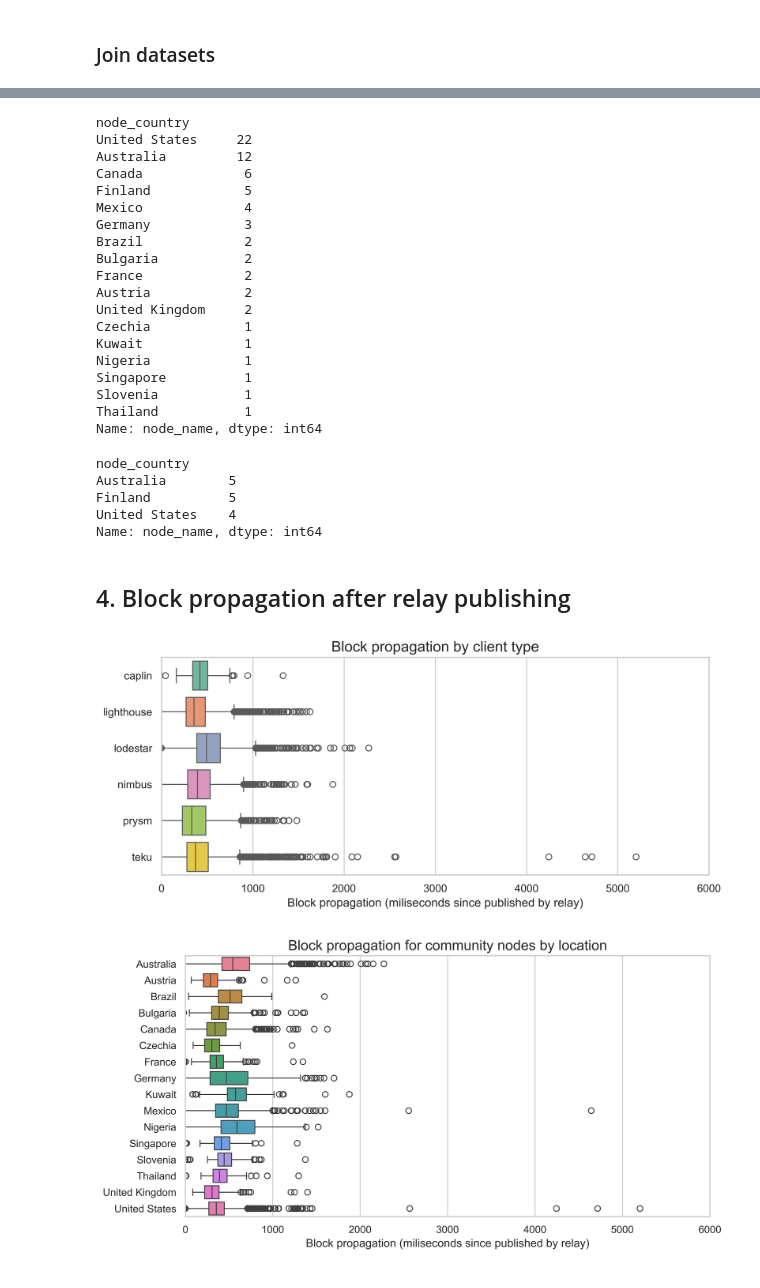
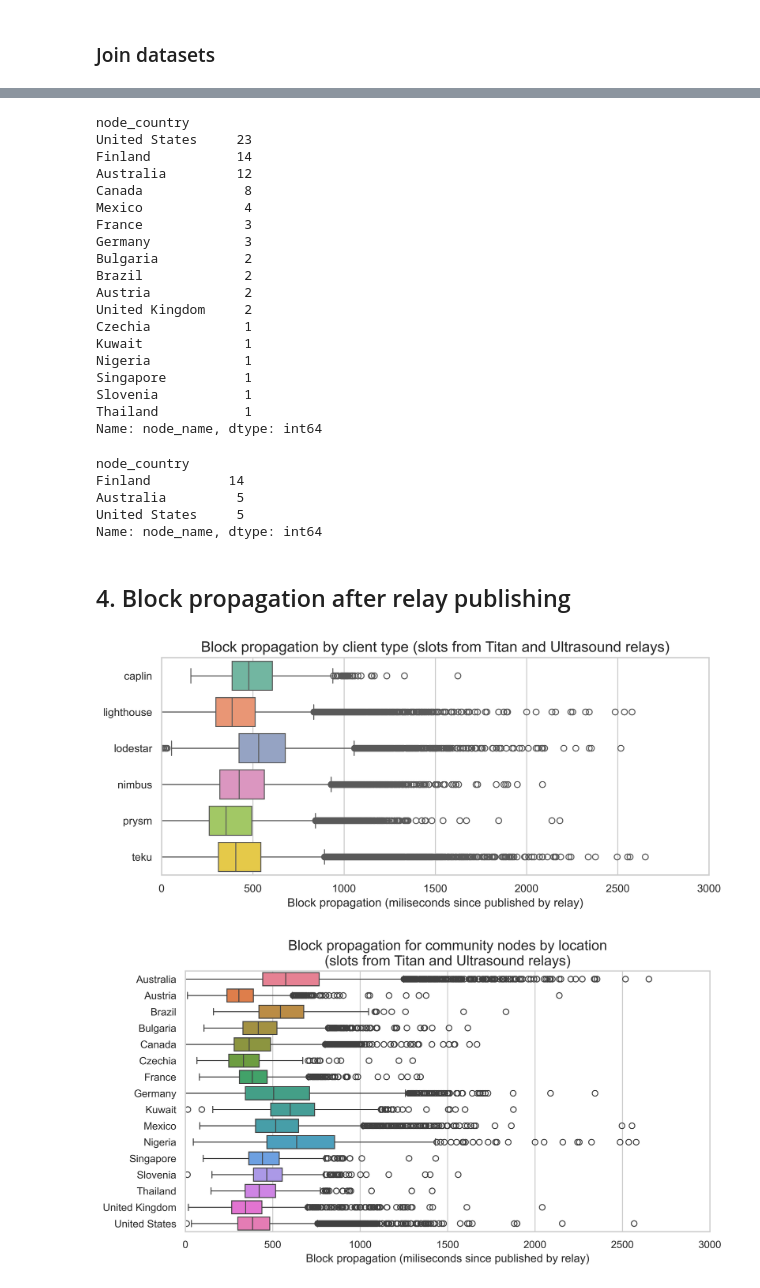
Before and after one commit to misilva73/eth-slot-analysis, a Jupyter notebook: notebooks/2.3-beacon-block-arrivals-with-relay.ipynb, the cells around one changed output, grey strips where cells are left out. Cells and saved outputs as stored; diff of their text form; code cells hidden in the pictures.

Commit message:
Update block propagation analysis

```diff
--- a/notebooks/2.3-beacon-block-arrivals-with-relay.ipynb
+++ b/notebooks/2.3-beacon-block-arrivals-with-relay.ipynb
@@ -68,0 +35,3 @@ memory usage: 3.2 MB
+# %%
+relay_df = load_relay_data(os.path.join(repo_dir, "data"))
+relay_df.info()
@@ -117,7 +98,11 @@ memory usage: 1.8+ MB
 # %% [markdown]
 ### Join datasets
 # %%
-joined_df = block_df.merge(publish_df, on="slot", how="inner")
+joined_df = block_df.merge(relay_df, on="slot", how="left")
+joined_df["header_from"] = joined_df["header_from"].fillna("other")
+joined_df["relay_published_ms"] = (
+    joined_df["publish_datetime"] - joined_df["slot_start_time"]
+).dt.total_seconds() * 1000
 joined_df["published_by_relay"] = (
     joined_df["block_arrival_ms"] - joined_df["relay_published_ms"]
 )
@@ -166,15 +160,15 @@ Name: node_name, dtype: int64
 joined_df.groupby("node_country")["node_name"].nunique().sort_values(ascending=False)
 # %% [output]
 node_country
-United States     22
+United States     23
+Finland           14
 Australia         12
-Canada             6
-Finland            5
+Canada             8
 Mexico             4
+France             3
 Germany            3
+Bulgaria           2
 Brazil             2
-Bulgaria           2
-France             2
 Austria            2
 United Kingdom     2
 Czechia            1
@@ -190,9 +184,9 @@ joined_df[joined_df["node_source"] == "int"].groupby("node_country")[
 ].nunique().sort_values(ascending=False)
 # %% [output]
 node_country
-Australia        5
-Finland          5
-United States    4
+Finland          14
+Australia         5
+United States     5
 Name: node_name, dtype: int64
 # %% [markdown]
 ## 4. Block propagation after relay publishing
@@ -204,28 +198,28 @@ sns.boxplot(
     y="node_consensus_client",
     hue="node_consensus_client",
 )
-plt.xlim(0, 6000)
-plt.title("Block propagation by client type")
+plt.xlim(0, 3000)
+plt.title("Block propagation by client type (slots from Titan and Ultrasound relays)")
 plt.ylabel("")
 plt.xlabel("Block propagation (miliseconds since published by relay)")
 plt.show()
 # %% [output]
-[figure, old version]
+[figure, new version]
 # %%
 plt.figure(figsize=(10, 5))
 sns.boxplot(
     data=joined_df[joined_df["node_source"]=="pub"].sort_values("node_country"),
     x="published_by_relay",
     y="node_country",
     hue="node_country",
 )
-plt.xlim(0, 6000)
-plt.title("Block propagation for community nodes by location")
+plt.xlim(0, 3000)
+plt.title("Block propagation for community nodes by location\n(slots from Titan and Ultrasound relays)")
 plt.ylabel("")
 plt.xlabel("Block propagation (miliseconds since published by relay)")
 plt.show()
 # %% [output]
-[figure, old version]
+[figure, new version]
 # %%
 plt.figure(figsize=(10, 2))
 sns.boxplot(
```
Also changed, not shown: parts of 21 cells of this notebook, 1 other file.
